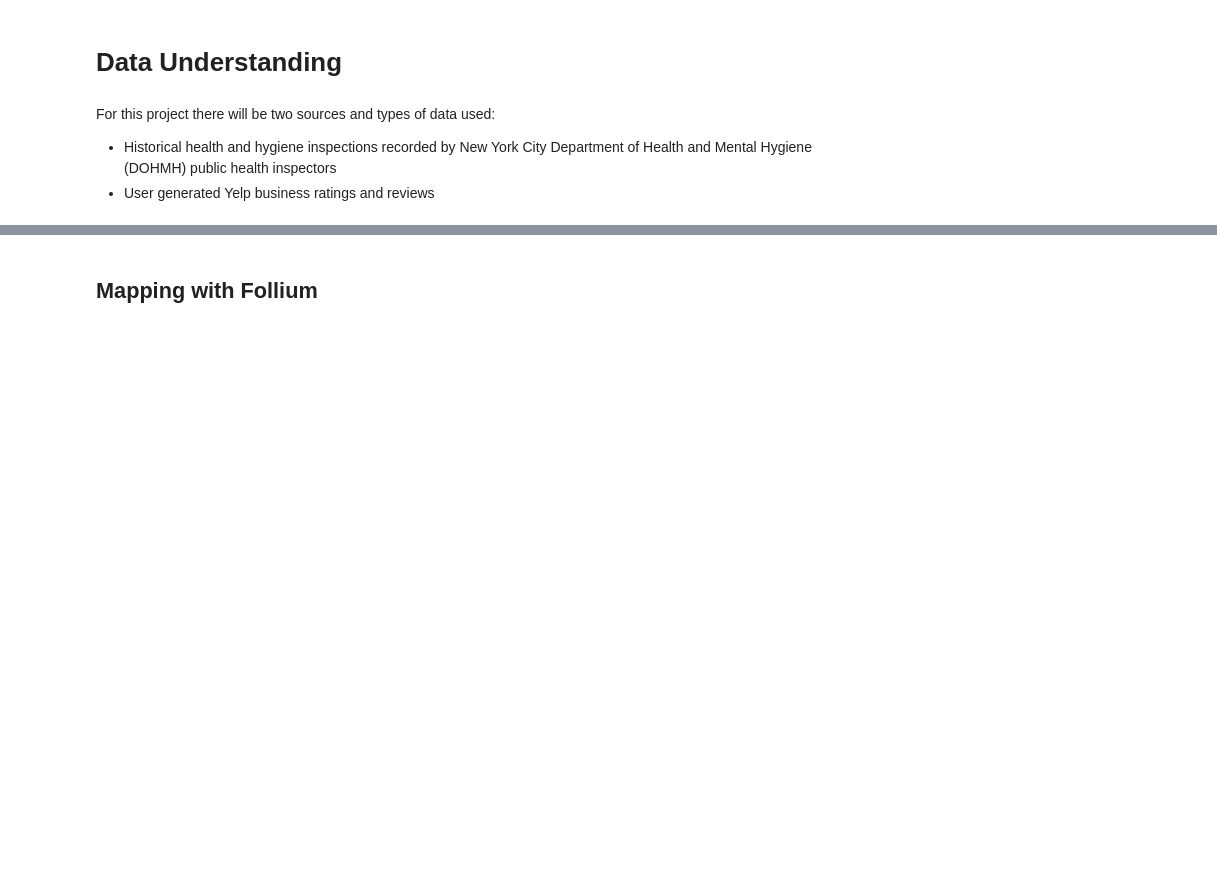
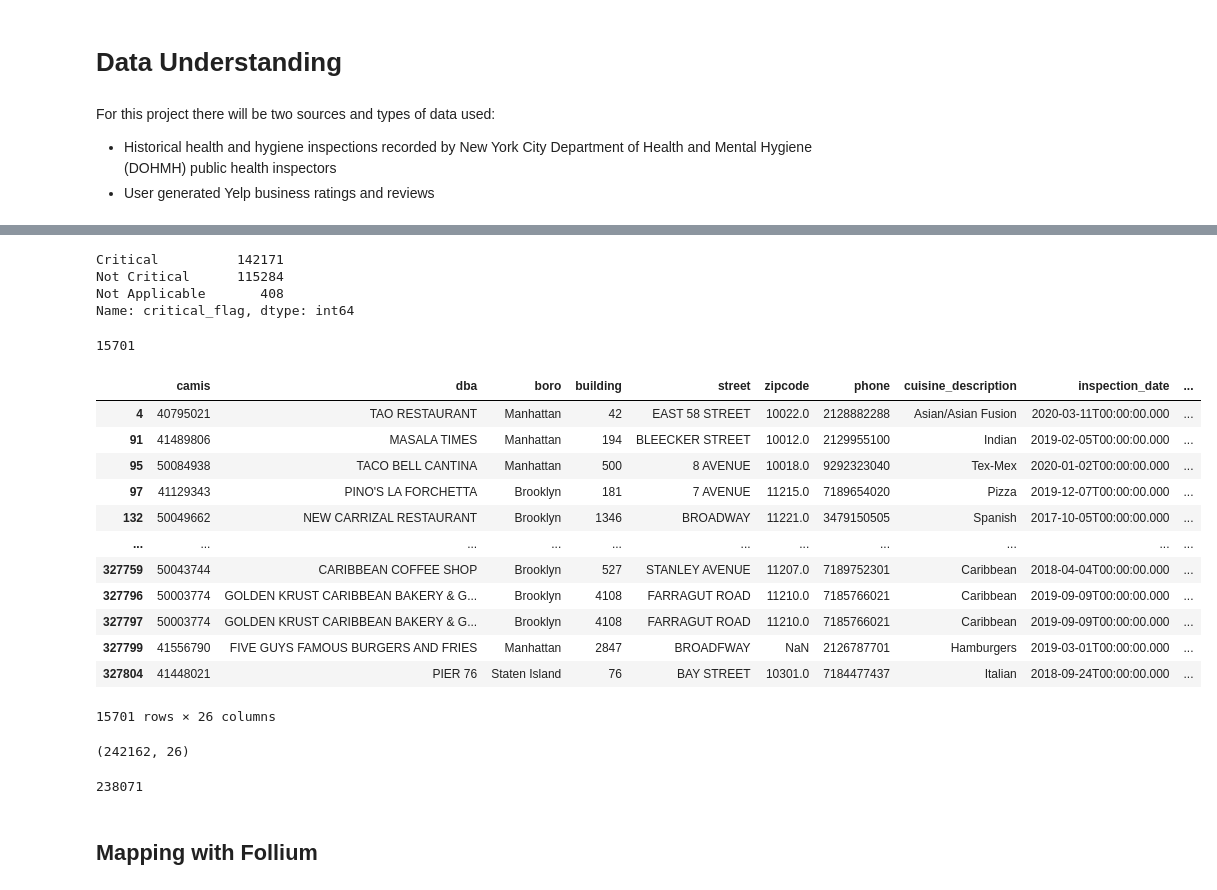
Before and after one commit to rcauvy/predicting-nyc-health-violations-with-nlp, a Jupyter notebook: Predicting NYC Health Violations.ipynb, the cells around one changed output, grey strips where cells are left out. Saved outputs shown, nothing was run; the diff lists cells and outputs as text; code cells hidden in the pictures; blank space fills up the shorter version.

Commit message:
saved NYC data

```diff
--- a/Predicting NYC Health Violations.ipynb
+++ b/Predicting NYC Health Violations.ipynb
@@ -55,2 +40,2 @@ Calling API
 # %%
-url = 'https://data.cityofnewyork.us/resource/43nn-pn8j.json?$limit=40'
+dohmh_df = pd.read_csv('https://data.cityofnewyork.us/resource/43nn-pn8j.csv?$limit=400000')
@@ -106,19 +57,19 @@ df1
 # %%
-# Unauthenticated client only works with public data sets. Note 'None'
-# in place of application token, and no username or password:
-client = Socrata("data.cityofnewyork.us", None)
+# # Unauthenticated client only works with public data sets. Note 'None'
+# # in place of application token, and no username or password:
+# client = Socrata("data.cityofnewyork.us", None)
 
 
 
-# Example authenticated client (needed for non-public datasets):
-client = Socrata(data.cityofnewyork.us,
-                 MyAppToken,
-                 userame="user@example.com",
-                 password="AFakePassword")
+# # Example authenticated client (needed for non-public datasets):
+# client = Socrata(data.cityofnewyork.us,
+#                  MyAppToken,
+#                  userame="user@example.com",
+#                  password="AFakePassword")
 
-# First 2000 results, returned as JSON from API / converted to Python list of
-# dictionaries by sodapy.
-results = client.get("43nn-pn8j", limit=2000)
+# # First 2000 results, returned as JSON from API / converted to Python list of
+# # dictionaries by sodapy.
+# results = client.get("43nn-pn8j", limit=2000)
 
-# Convert to pandas DataFrame
-dohmh_df = pd.DataFrame.from_records(results)
+# # Convert to pandas DataFrame
+# dohmh_df = pd.DataFrame.from_records(results)
@@ -286,0 +211,2 @@ This dataset contains 337943 records. Let's explore further.
+# %%
+dohmh_df['inspection_date'] =  pd.to_datetime(dohmh_inspections['inspection_date'])
@@ -379,2 +315,41 @@ Name: inspection_type, dtype: float64
+# %%
+dohmh_inspections = dohmh_df[(dohmh_df['inspection_type'] ==
+                              'Cycle Inspection / Initial Inspection') | (dohmh_df['inspection_type'] ==
+                              'Cycle Inspection / Re-inspection')]
+# %%
+dohmh_inspections['critical_flag'].value_counts()
+# %% [output]
+Critical          142171
+Not Critical      115284
+Not Applicable       408
+Name: critical_flag, dtype: int64
+# %%
+dohmh_inspections.duplicated().sum()
+# %% [output]
+15701
+# %%
+dohmh_inspections.loc[dohmh_inspections.duplicated(keep='first'),:]
+# %% [output]
+|  | camis | dba | boro | building | street | zipcode | phone | cuisine_description | inspection_date | ... |
+| 4 | 40795021 | TAO RESTAURANT | Manhattan | 42 | EAST 58 STREET | 10022.0 | 2128882288 | Asian/Asian Fusion | 2020-03-11T00:00:00.000 | ... |
+| 91 | 41489806 | MASALA TIMES | Manhattan | 194 | BLEECKER STREET | 10012.0 | 2129955100 | Indian | 2019-02-05T00:00:00.000 | ... |
+| 95 | 50084938 | TACO BELL CANTINA | Manhattan | 500 | 8 AVENUE | 10018.0 | 9292323040 | Tex-Mex | 2020-01-02T00:00:00.000 | ... |
+| 97 | 41129343 | PINO'S LA FORCHETTA | Brooklyn | 181 | 7 AVENUE | 11215.0 | 7189654020 | Pizza | 2019-12-07T00:00:00.000 | ... |
+| 132 | 50049662 | NEW CARRIZAL RESTAURANT | Brooklyn | 1346 | BROADWAY | 11221.0 | 3479150505 | Spanish | 2017-10-05T00:00:00.000 | ... |
+| ... | ... | ... | ... | ... | ... | ... | ... | ... | ... | ... |
+| 327759 | 50043744 | CARIBBEAN COFFEE SHOP | Brooklyn | 527 | STANLEY AVENUE | 11207.0 | 7189752301 | Caribbean | 2018-04-04T00:00:00.000 | ... |
+| 327796 | 50003774 | GOLDEN KRUST CARIBBEAN BAKERY & G... | Brooklyn | 4108 | FARRAGUT ROAD | 11210.0 | 7185766021 | Caribbean | 2019-09-09T00:00:00.000 | ... |
+| 327797 | 50003774 | GOLDEN KRUST CARIBBEAN BAKERY & G... | Brooklyn | 4108 | FARRAGUT ROAD | 11210.0 | 7185766021 | Caribbean | 2019-09-09T00:00:00.000 | ... |
+| 327799 | 41556790 | FIVE GUYS FAMOUS BURGERS AND FRIES | Manhattan | 2847 | BROADFWAY | NaN | 2126787701 | Hamburgers | 2019-03-01T00:00:00.000 | ... |
+| 327804 | 41448021 | PIER 76 | Staten Island | 76 | BAY STREET | 10301.0 | 7184477437 | Italian | 2018-09-24T00:00:00.000 | ... |
+15701 rows × 26 columns
+# %%
+dohmh_inspections.drop_duplicates().shape
+# %% [output]
+(242162, 26)
+# %%
+dohmh_inspections.duplicated(subset=['camis']).sum()
+# %% [output]
+238071
 # %% [markdown]
 ## Mapping with Follium
```
Also changed, not shown: parts of 44 cells of this notebook.
